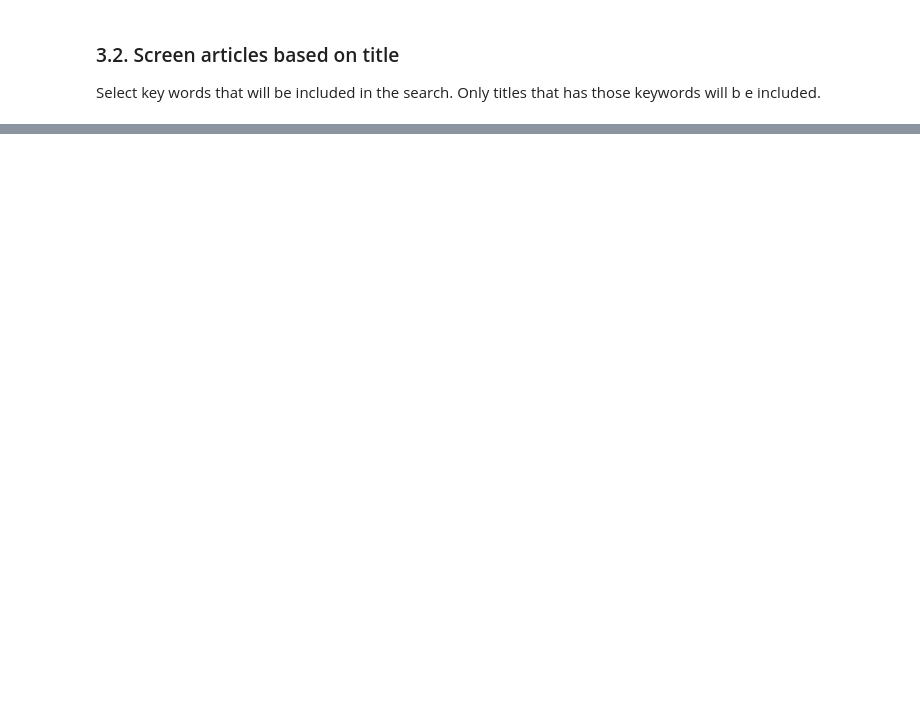
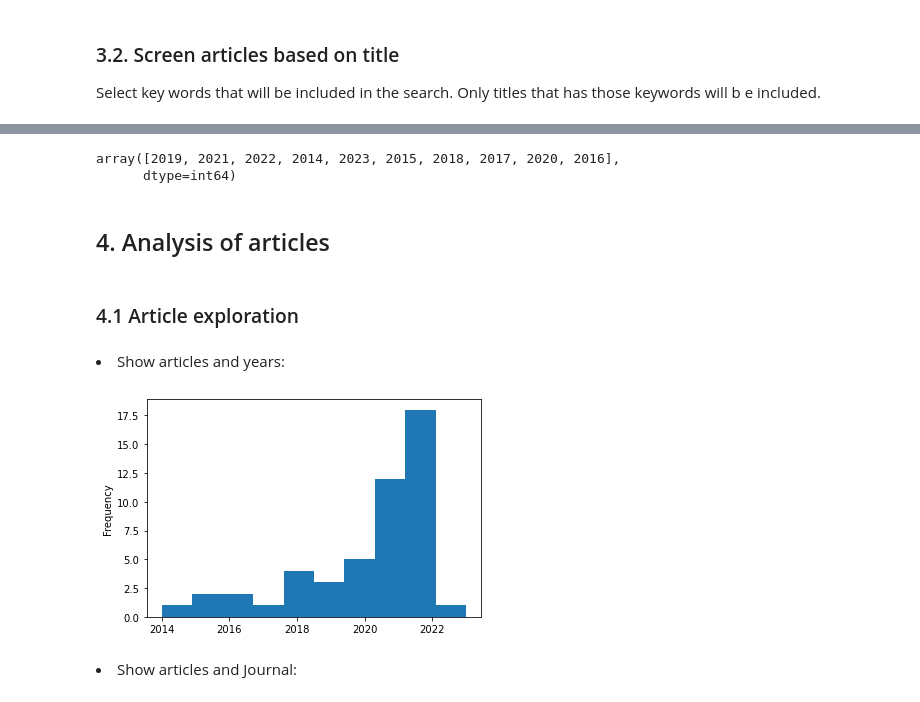
Before and after one commit to D5mit/data-driven-org, a Jupyter notebook: webscparing/analyse_files.ipynb, the cells around one changed output, grey strips where cells are left out. Drawn from its saved outputs; the diff is of its cells as text; code cells hidden in the pictures; blank space fills up the shorter version.

```diff
--- a/webscparing/analyse_files.ipynb
+++ b/webscparing/analyse_files.ipynb
@@ -190,0 +226,19 @@ len(result)
+# %%
+unique_values = df_articles['year'].unique()
+unique_values
+# %% [output]
+array([2019, 2021, 2022, 2014, 2023, 2015, 2018, 2017, 2020, 2016],
+      dtype=int64)
+# %% [markdown]
+## 4. Analysis of articles
+# %% [markdown]
+###  4.1 Article exploration
+# %% [markdown]
+<li> Show articles and years:
+# %%
+df_articles['year'].plot.hist()
+plt.show()
+# %% [output]
+[figure, added]
+# %% [markdown]
+<li> Show articles and Journal:
```
Also changed, not shown: parts of 26 cells of this notebook, 3 other files.
